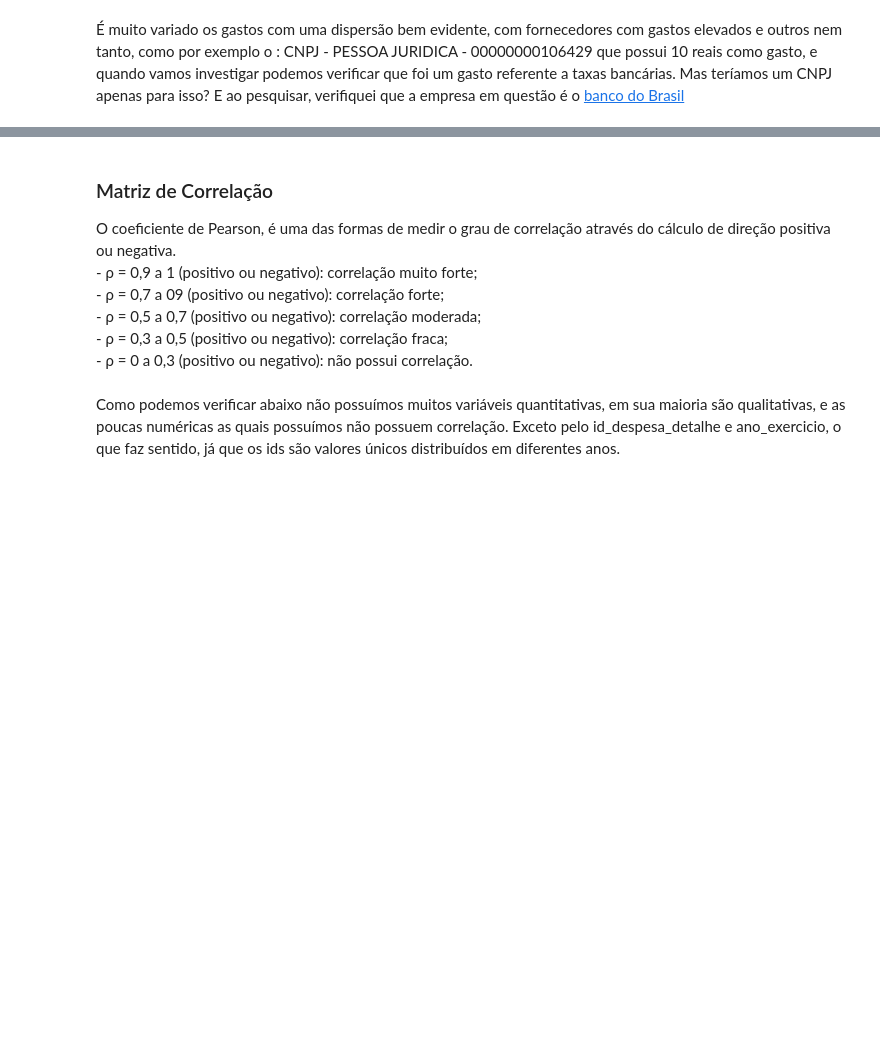
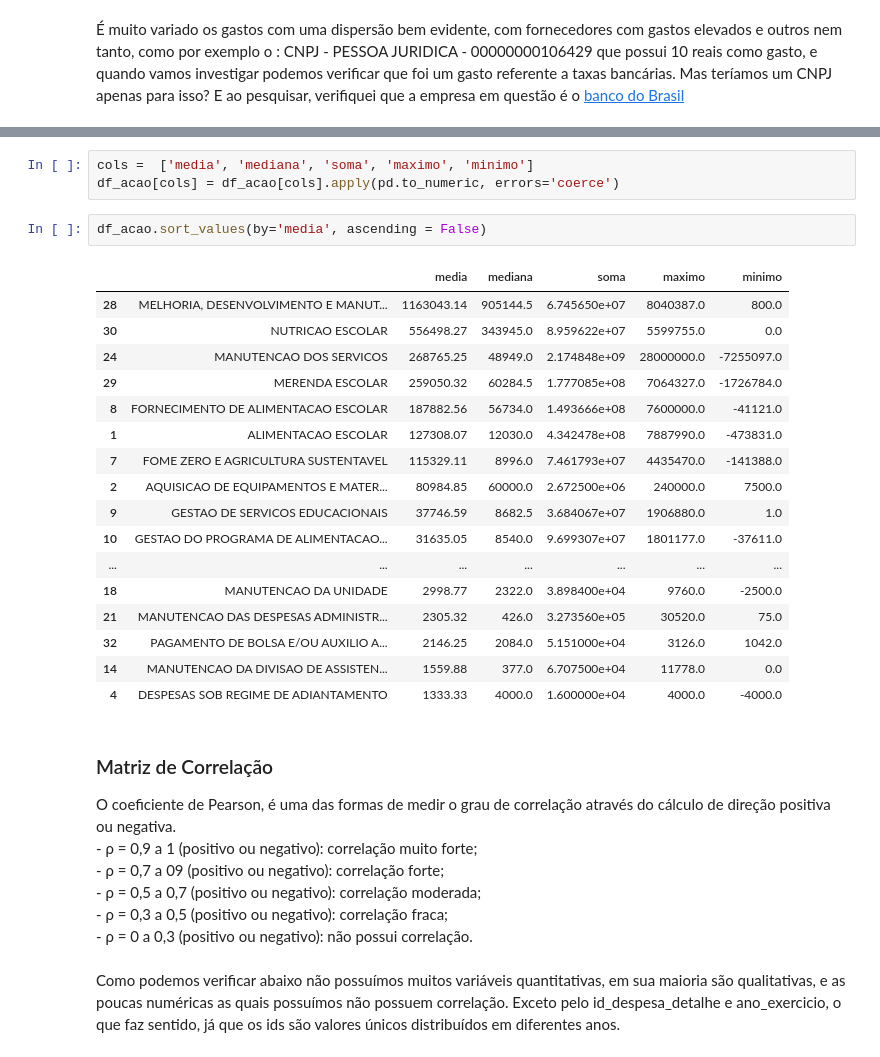
Before and after one commit to natmiata/analise-alimentacao-escolar, a Jupyter notebook: src/notebooks/analise-exploratoria.ipynb, the cells around one changed output, grey strips where cells are left out. Saved outputs shown, nothing was run; the diff lists cells and outputs as text; blank space fills up the shorter version.

```diff
--- a/src/notebooks/analise-exploratoria.ipynb
+++ b/src/notebooks/analise-exploratoria.ipynb
@@ -390,3 +422,26 @@ df.head()
+# %%
+cols =  ['media', 'mediana', 'soma', 'maximo', 'minimo']
+df_acao[cols] = df_acao[cols].apply(pd.to_numeric, errors='coerce')
+# %%
+df_acao.sort_values(by='media', ascending = False)
+# %% [output]
+|  |  | media | mediana | soma | maximo | minimo |
+| 28 | MELHORIA, DESENVOLVIMENTO E MANUT... | 1163043.14 | 905144.5 | 6.745650e+07 | 8040387.0 | 800.0 |
+| 30 | NUTRICAO ESCOLAR | 556498.27 | 343945.0 | 8.959622e+07 | 5599755.0 | 0.0 |
+| 24 | MANUTENCAO DOS SERVICOS | 268765.25 | 48949.0 | 2.174848e+09 | 28000000.0 | -7255097.0 |
+| 29 | MERENDA ESCOLAR | 259050.32 | 60284.5 | 1.777085e+08 | 7064327.0 | -1726784.0 |
+| 8 | FORNECIMENTO DE ALIMENTACAO ESCOLAR | 187882.56 | 56734.0 | 1.493666e+08 | 7600000.0 | -41121.0 |
+| 1 | ALIMENTACAO ESCOLAR | 127308.07 | 12030.0 | 4.342478e+08 | 7887990.0 | -473831.0 |
+| 7 | FOME ZERO E AGRICULTURA SUSTENTAVEL | 115329.11 | 8996.0 | 7.461793e+07 | 4435470.0 | -141388.0 |
+| 2 | AQUISICAO DE EQUIPAMENTOS E MATER... | 80984.85 | 60000.0 | 2.672500e+06 | 240000.0 | 7500.0 |
+| 9 | GESTAO DE SERVICOS EDUCACIONAIS | 37746.59 | 8682.5 | 3.684067e+07 | 1906880.0 | 1.0 |
+| 10 | GESTAO DO PROGRAMA DE ALIMENTACAO... | 31635.05 | 8540.0 | 9.699307e+07 | 1801177.0 | -37611.0 |
+| ... | ... | ... | ... | ... | ... | ... |
+| 18 | MANUTENCAO DA UNIDADE | 2998.77 | 2322.0 | 3.898400e+04 | 9760.0 | -2500.0 |
+| 21 | MANUTENCAO DAS DESPESAS ADMINISTR... | 2305.32 | 426.0 | 3.273560e+05 | 30520.0 | 75.0 |
+| 32 | PAGAMENTO DE BOLSA E/OU AUXILIO A... | 2146.25 | 2084.0 | 5.151000e+04 | 3126.0 | 1042.0 |
+| 14 | MANUTENCAO DA DIVISAO DE ASSISTEN... | 1559.88 | 377.0 | 6.707500e+04 | 11778.0 | 0.0 |
+| 4 | DESPESAS SOB REGIME DE ADIANTAMENTO | 1333.33 | 4000.0 | 1.600000e+04 | 4000.0 | -4000.0 |
 # %% [markdown]
 <h3> Matriz de Correlação </h3>
 O coeficiente de Pearson, é uma das formas de medir o grau de correlação através do cálculo de direção positiva ou negativa. <br>
```
Also changed, not shown: parts of 7 cells of this notebook, 1 other file.
